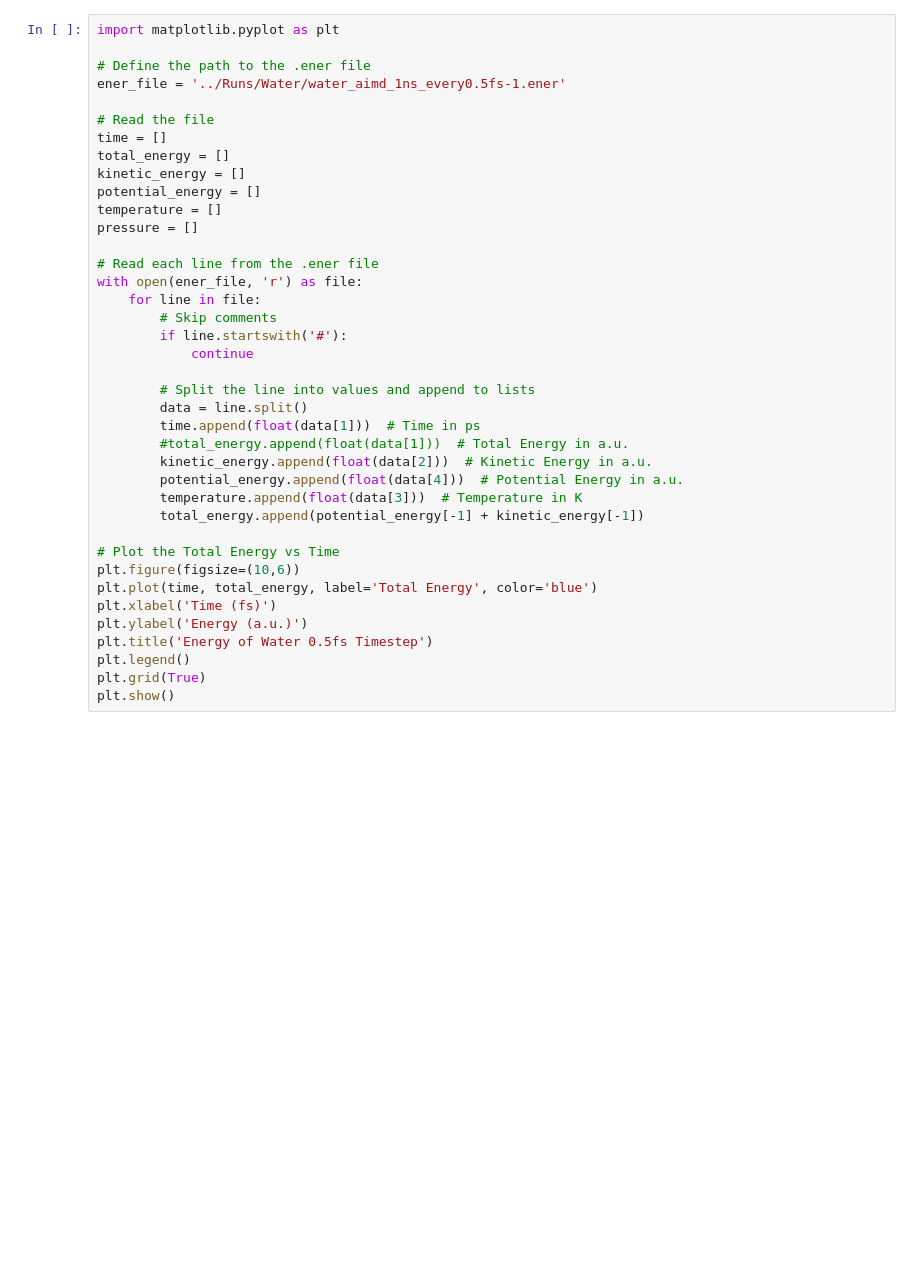
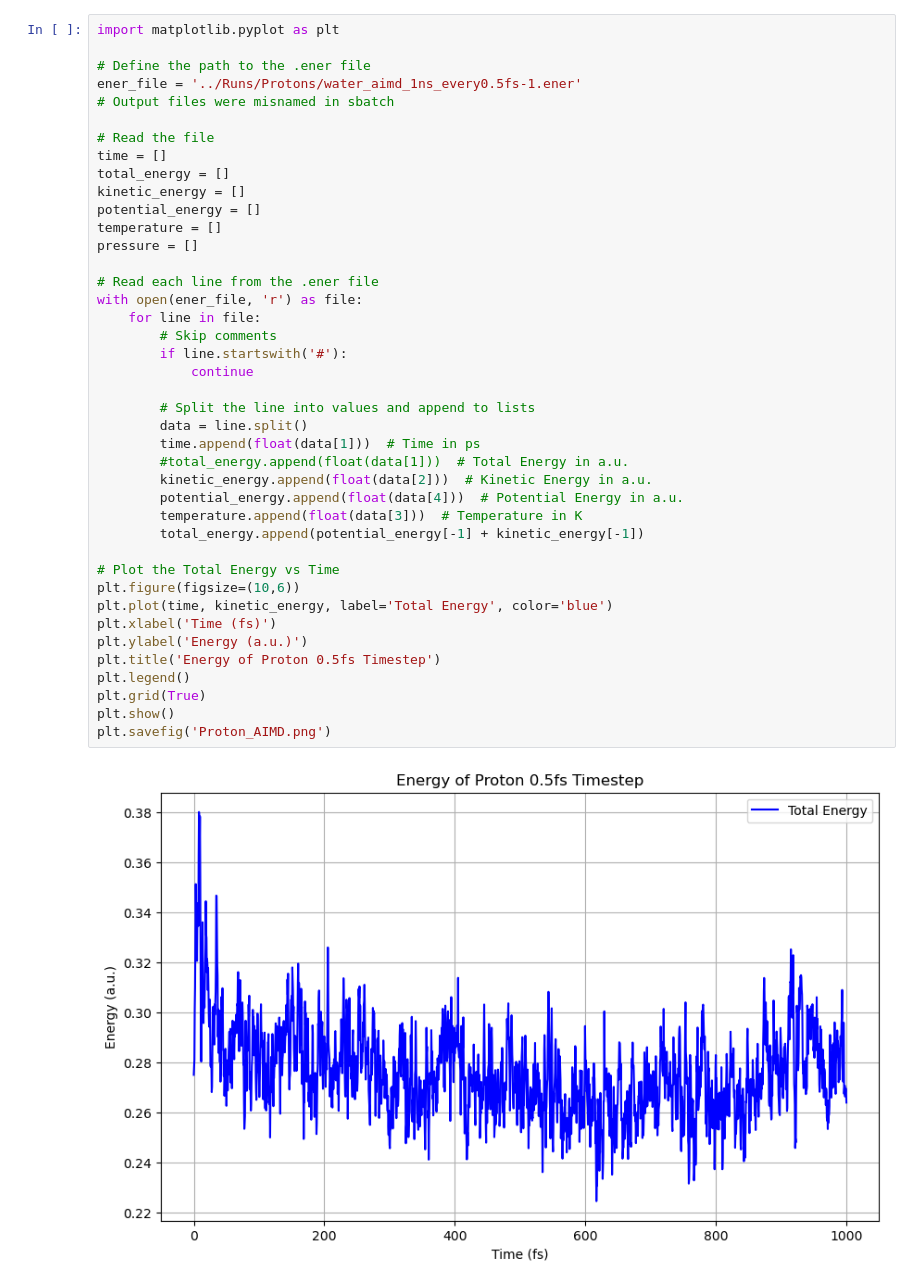
Before and after one commit to MattR6966/comp-lab-class-2024-MR, a Jupyter notebook: Week12-IntroAIMD/Analysis/Water_AIMD.ipynb, the cells around one changed output. Drawn from its saved outputs; the diff is of its cells as text; blank space fills up the shorter version.

```diff
--- a/Week12-IntroAIMD/Analysis/Water_AIMD.ipynb
+++ b/Week12-IntroAIMD/Analysis/Water_AIMD.ipynb
@@ -43,38 +45,42 @@ plt.show()
 import matplotlib.pyplot as plt
 
 # Define the path to the .ener file
-ener_file = '../Runs/Water/water_aimd_1ns_every0.5fs-1.ener'
+ener_file = '../Runs/Protons/water_aimd_1ns_every0.5fs-1.ener'
+# Output files were misnamed in sbatch
 
 # Read the file
 time = []
 total_energy = []
 kinetic_energy = []
 potential_energy = []
 temperature = []
 pressure = []
 
 # Read each line from the .ener file
 with open(ener_file, 'r') as file:
     for line in file:
         # Skip comments
         if line.startswith('#'):
             continue
 
         # Split the line into values and append to lists
         data = line.split()
         time.append(float(data[1]))  # Time in ps
         #total_energy.append(float(data[1]))  # Total Energy in a.u.
         kinetic_energy.append(float(data[2]))  # Kinetic Energy in a.u.
         potential_energy.append(float(data[4]))  # Potential Energy in a.u.
         temperature.append(float(data[3]))  # Temperature in K
         total_energy.append(potential_energy[-1] + kinetic_energy[-1])
 
 # Plot the Total Energy vs Time
 plt.figure(figsize=(10,6))
-plt.plot(time, total_energy, label='Total Energy', color='blue')
+plt.plot(time, kinetic_energy, label='Total Energy', color='blue')
 plt.xlabel('Time (fs)')
 plt.ylabel('Energy (a.u.)')
-plt.title('Energy of Water 0.5fs Timestep')
+plt.title('Energy of Proton 0.5fs Timestep')
 plt.legend()
 plt.grid(True)
 plt.show()
+plt.savefig('Proton_AIMD.png')
+# %% [output]
+[figure, added]
```
Also changed, not shown: parts of 3 cells of this notebook, 19 other files.
